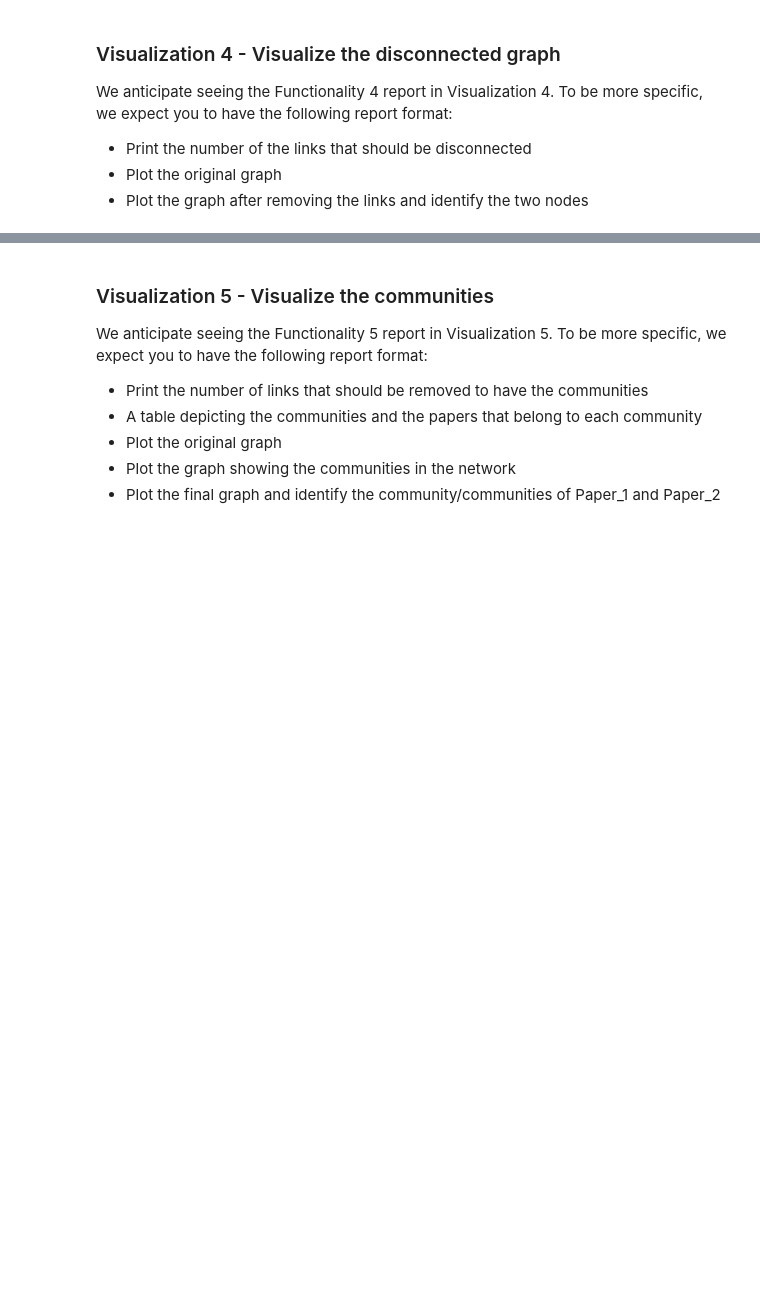
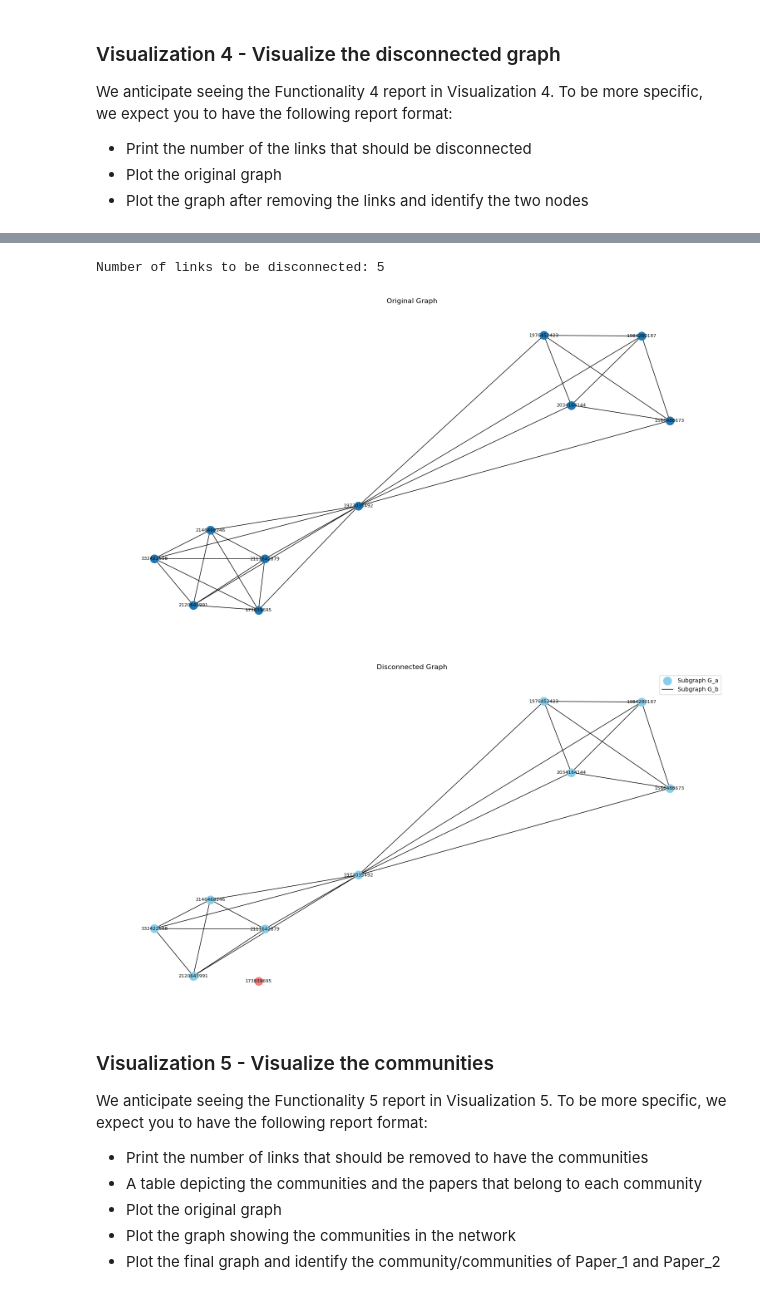
Before and after one commit to FrancescoLazzari/ADM-HW5, a Jupyter notebook: main.ipynb, the cells around one changed output, grey strips where cells are left out. Drawn from its saved outputs; the diff is of its cells as text; code cells hidden in the pictures; blank space fills up the shorter version.

```diff
--- a/main.ipynb
+++ b/main.ipynb
@@ -732,3 +733,10 @@ visualize_shortest_path(Collaboration_G, result, N=20)
+# %%
+# Plot the two disconnected graph and the original graph
+visualize_disconnected_graph(subgraph, G_a, G_b, num_edges_in_min_cut)
+# %% [output]
+Number of links to be disconnected: 5
+[figure, added]
+[figure, added]
 # %% [markdown]
 ### Visualization 5 - Visualize the communities
 We anticipate seeing the Functionality 5 report in Visualization 5. To be more specific, we expect you to have the following report format:
```
Also changed, not shown: parts of 9 cells of this notebook, 2 other files.
